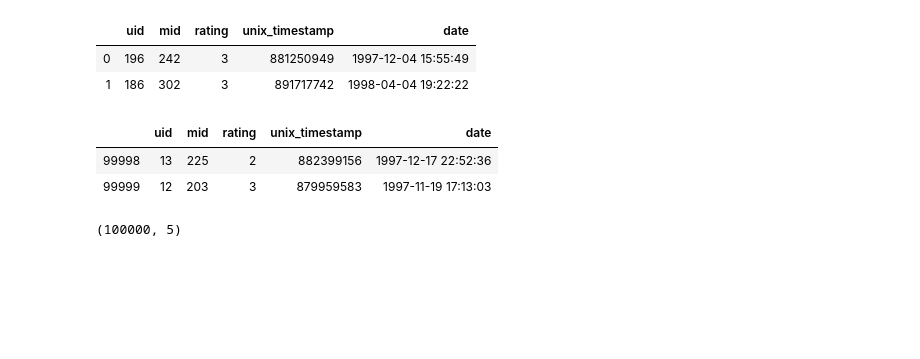
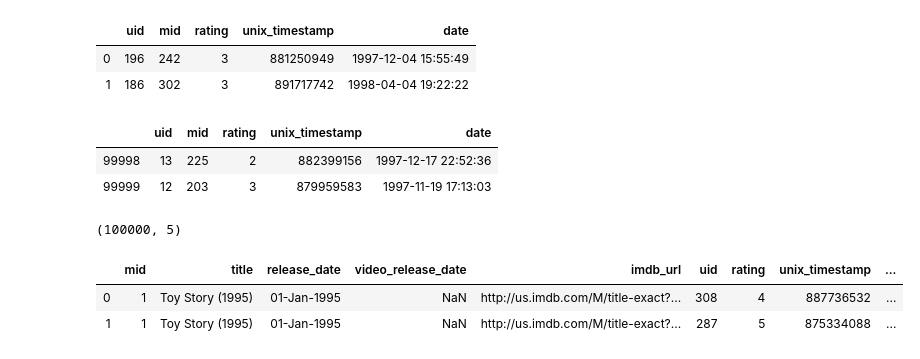
Before and after one commit to devkim0219/ml_dl_projects, a Jupyter notebook: ml/6. 지도학습의 회귀 분석 손실함수_평균제곱근오차 사용하여 평가.ipynb, the cells around one changed output. Saved outputs shown, nothing was run; the diff lists cells and outputs as text; code cells hidden in the pictures; blank space fills up the shorter version.

```diff
--- a/ml/6. 지도학습의 회귀 분석 손실함수_평균제곱근오차 사용하여 평가.ipynb
+++ b/ml/6. 지도학습의 회귀 분석 손실함수_평균제곱근오차 사용하여 평가.ipynb
@@ -124,0 +131,10 @@ ratings.shape
+# %%
+# 평점과 영화 데이터 합치기
+# 합친 결과 -> 100000, 9
+# merge()를 수행할 때 중복되는 컬럼을 생략하면 알아서 찾아서 수행된다.
+movies_ratings = pd.merge(movies, ratings, on='mid')
+movies_ratings.head(2)
+# %% [output]
+|  | mid | title | release_date | video_release_date | imdb_url | uid | rating | unix_timestamp | ... |
+| 0 | 1 | Toy Story (1995) | 01-Jan-1995 | NaN | http://us.imdb.com/M/title-exact?... | 308 | 4 | 887736532 | ... |
+| 1 | 1 | Toy Story (1995) | 01-Jan-1995 | NaN | http://us.imdb.com/M/title-exact?... | 287 | 5 | 875334088 | ... |
```
Also changed, not shown: parts of 28 cells of this notebook.
